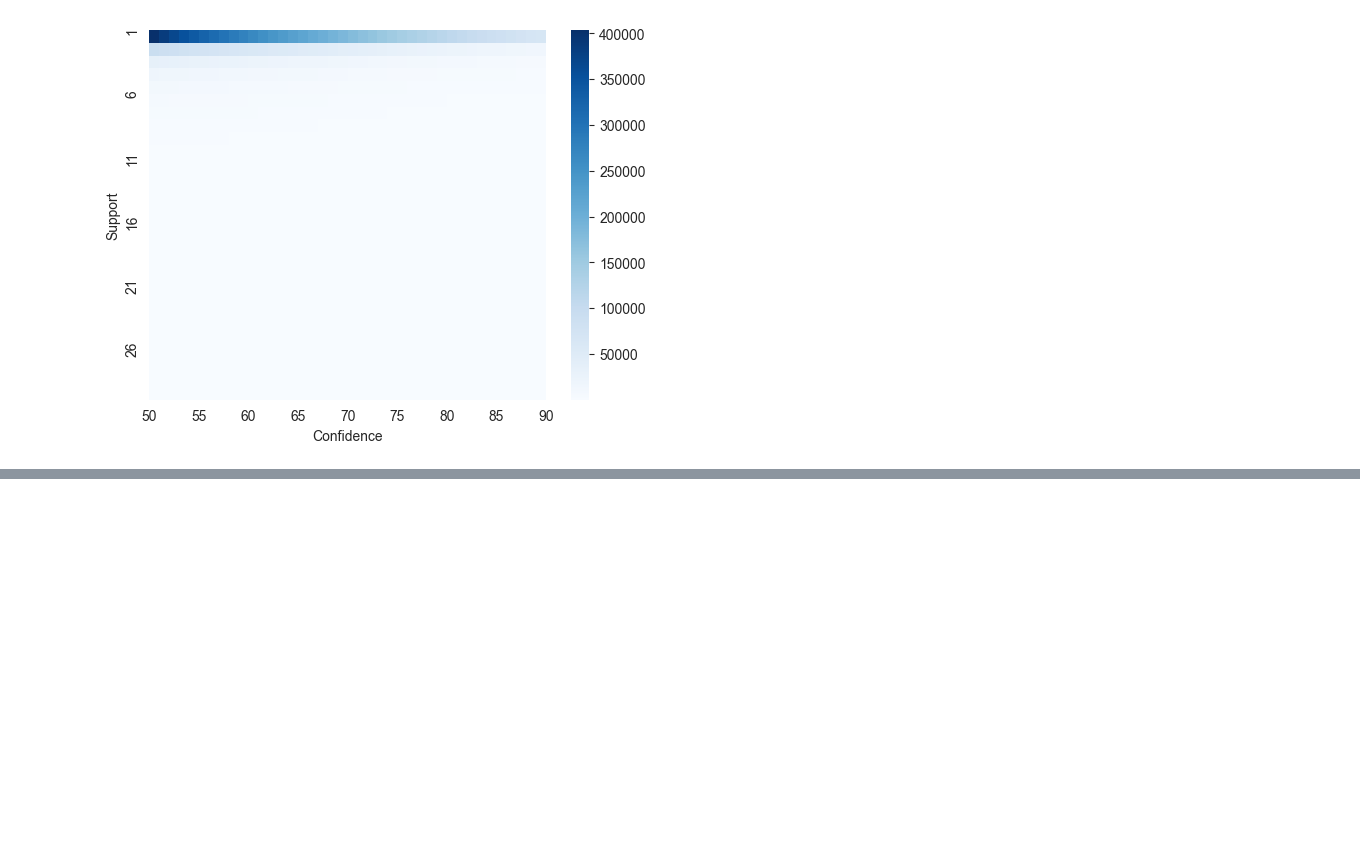
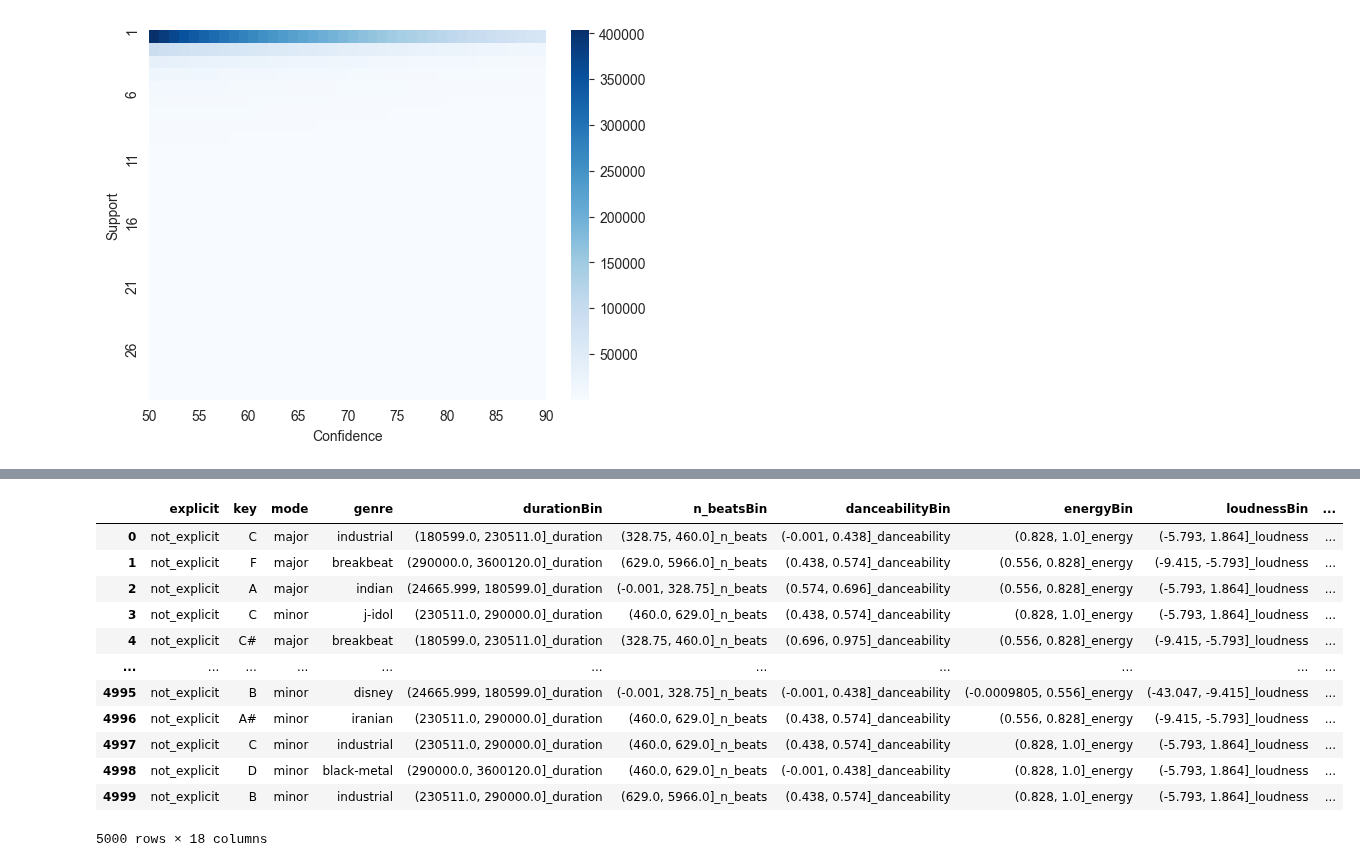
Before and after one commit to EmilianoMarrale/Spotify-Dataset-Analysis, a Jupyter notebook: PatternMining.ipynb, the cells around one changed output, grey strips where cells are left out. Cells and saved outputs as stored; diff of their text form; code cells hidden in the pictures; blank space fills up the shorter version.

```diff
--- a/PatternMining.ipynb
+++ b/PatternMining.ipynb
@@ -647,0 +746,20 @@ df_train
+# %%
+#create dataset with true labels and predictions
+df_test['predictions'] = predictions
+df_test['true_labels'] = true_labels
+# %%
+df_test
+# %% [output]
+|  | explicit | key | mode | genre | durationBin | n_beatsBin | danceabilityBin | energyBin | loudnessBin | ... |
+| 0 | not_explicit | C | major | industrial | (180599.0, 230511.0]_duration | (328.75, 460.0]_n_beats | (-0.001, 0.438]_danceability | (0.828, 1.0]_energy | (-5.793, 1.864]_loudness | ... |
+| 1 | not_explicit | F | major | breakbeat | (290000.0, 3600120.0]_duration | (629.0, 5966.0]_n_beats | (0.438, 0.574]_danceability | (0.556, 0.828]_energy | (-9.415, -5.793]_loudness | ... |
+| 2 | not_explicit | A | major | indian | (24665.999, 180599.0]_duration | (-0.001, 328.75]_n_beats | (0.574, 0.696]_danceability | (0.556, 0.828]_energy | (-5.793, 1.864]_loudness | ... |
+| 3 | not_explicit | C | minor | j-idol | (230511.0, 290000.0]_duration | (460.0, 629.0]_n_beats | (0.438, 0.574]_danceability | (0.828, 1.0]_energy | (-5.793, 1.864]_loudness | ... |
+| 4 | not_explicit | C# | major | breakbeat | (180599.0, 230511.0]_duration | (328.75, 460.0]_n_beats | (0.696, 0.975]_danceability | (0.556, 0.828]_energy | (-9.415, -5.793]_loudness | ... |
+| ... | ... | ... | ... | ... | ... | ... | ... | ... | ... | ... |
+| 4995 | not_explicit | B | minor | disney | (24665.999, 180599.0]_duration | (-0.001, 328.75]_n_beats | (-0.001, 0.438]_danceability | (-0.0009805, 0.556]_energy | (-43.047, -9.415]_loudness | ... |
+| 4996 | not_explicit | A# | minor | iranian | (230511.0, 290000.0]_duration | (460.0, 629.0]_n_beats | (0.438, 0.574]_danceability | (0.556, 0.828]_energy | (-9.415, -5.793]_loudness | ... |
+| 4997 | not_explicit | C | minor | industrial | (230511.0, 290000.0]_duration | (460.0, 629.0]_n_beats | (0.438, 0.574]_danceability | (0.828, 1.0]_energy | (-5.793, 1.864]_loudness | ... |
+| 4998 | not_explicit | D | minor | black-metal | (290000.0, 3600120.0]_duration | (460.0, 629.0]_n_beats | (-0.001, 0.438]_danceability | (0.828, 1.0]_energy | (-5.793, 1.864]_loudness | ... |
+| 4999 | not_explicit | B | minor | industrial | (230511.0, 290000.0]_duration | (629.0, 5966.0]_n_beats | (0.438, 0.574]_danceability | (0.828, 1.0]_energy | (-5.793, 1.864]_loudness | ... |
+5000 rows × 18 columns
```
Also changed, not shown: parts of 18 cells of this notebook.
